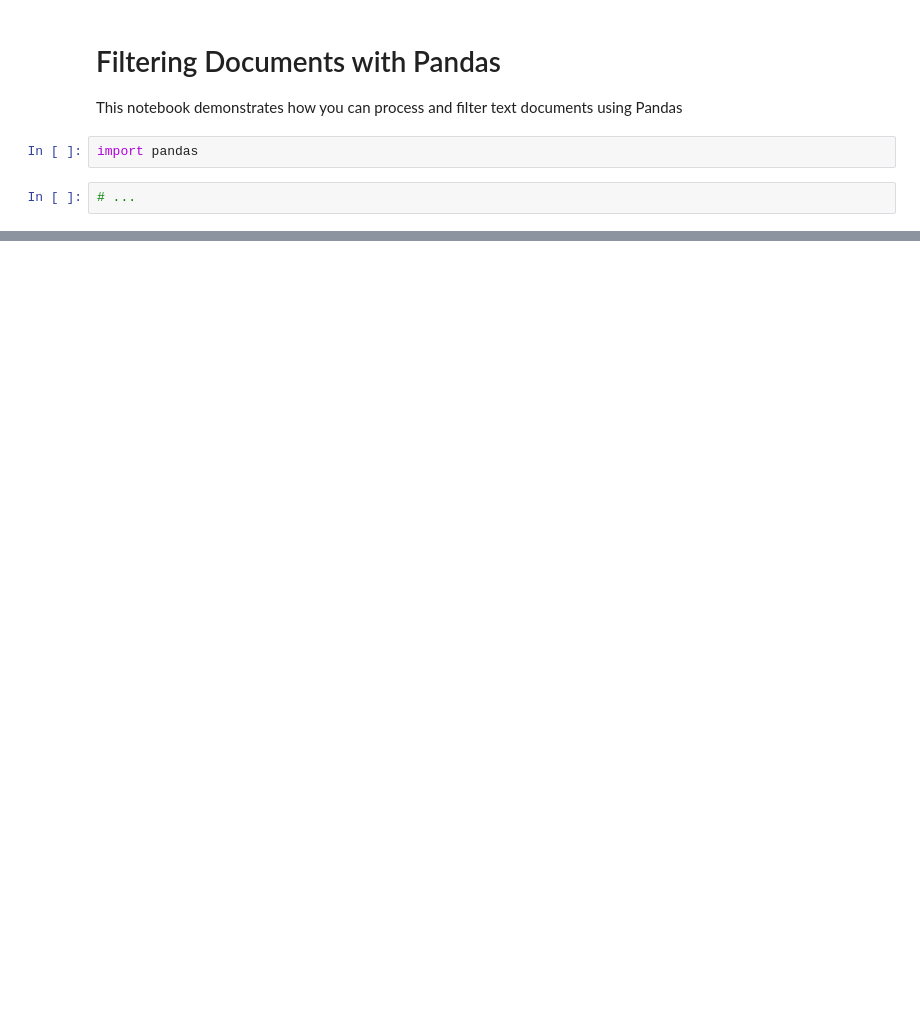
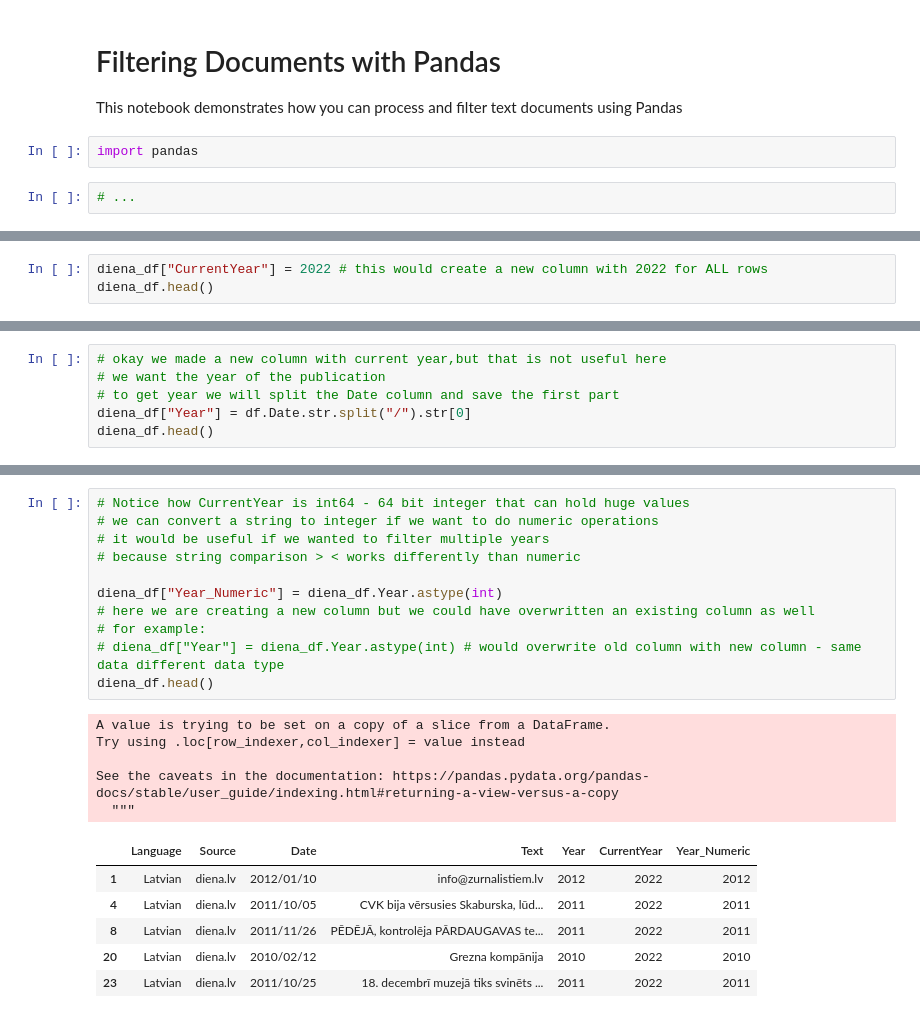
Before and after one commit to ValRCS/BSSDH_22, a Jupyter notebook: notebooks/Filtering Documents with Pandas.ipynb, the cells around one changed output, grey strips where cells are left out. Cells and saved outputs as stored; diff of their text form; blank space fills up the shorter version.

```diff
--- a/notebooks/Filtering Documents with Pandas.ipynb
+++ b/notebooks/Filtering Documents with Pandas.ipynb
@@ -28,0 +84,3 @@ df_1
+# %%
+diena_df["CurrentYear"] = 2022 # this would create a new column with 2022 for ALL rows
+diena_df.head()
@@ -28,0 +103,6 @@ df_1
+# %%
+# okay we made a new column with current year,but that is not useful here
+# we want the year of the publication
+# to get year we will split the Date column and save the first part
+diena_df["Year"] = df.Date.str.split("/").str[0]
+diena_df.head()
@@ -28,0 +167,23 @@ df_1
+# %%
+# Notice how CurrentYear is int64 - 64 bit integer that can hold huge values
+# we can convert a string to integer if we want to do numeric operations
+# it would be useful if we wanted to filter multiple years
+# because string comparison > < works differently than numeric
+
+diena_df["Year_Numeric"] = diena_df.Year.astype(int)
+# here we are creating a new column but we could have overwritten an existing column as well
+# for example:
+# diena_df["Year"] = diena_df.Year.astype(int) # would overwrite old column with new column - same data different data type
+diena_df.head()
+# %% [output]
+A value is trying to be set on a copy of a slice from a DataFrame.
+Try using .loc[row_indexer,col_indexer] = value instead
+
+See the caveats in the documentation: https://pandas.pydata.org/pandas-docs/stable/user_guide/indexing.html#returning-a-view-versus-a-copy
+  """
+|  | Language | Source | Date | Text | Year | CurrentYear | Year_Numeric |
+| 1 | Latvian | diena.lv | 2012/01/10 | info@zurnalistiem.lv | 2012 | 2022 | 2012 |
+| 4 | Latvian | diena.lv | 2011/10/05 | CVK bija vērsusies Skaburska, lūd... | 2011 | 2022 | 2011 |
+| 8 | Latvian | diena.lv | 2011/11/26 | PĒDĒJĀ, kontrolēja PĀRDAUGAVAS te... | 2011 | 2022 | 2011 |
+| 20 | Latvian | diena.lv | 2010/02/12 | Grezna kompānija | 2010 | 2022 | 2010 |
+| 23 | Latvian | diena.lv | 2011/10/25 | 18. decembrī muzejā tiks svinēts ... | 2011 | 2022 | 2011 |
```
Also changed, not shown: parts of 32 cells of this notebook.
